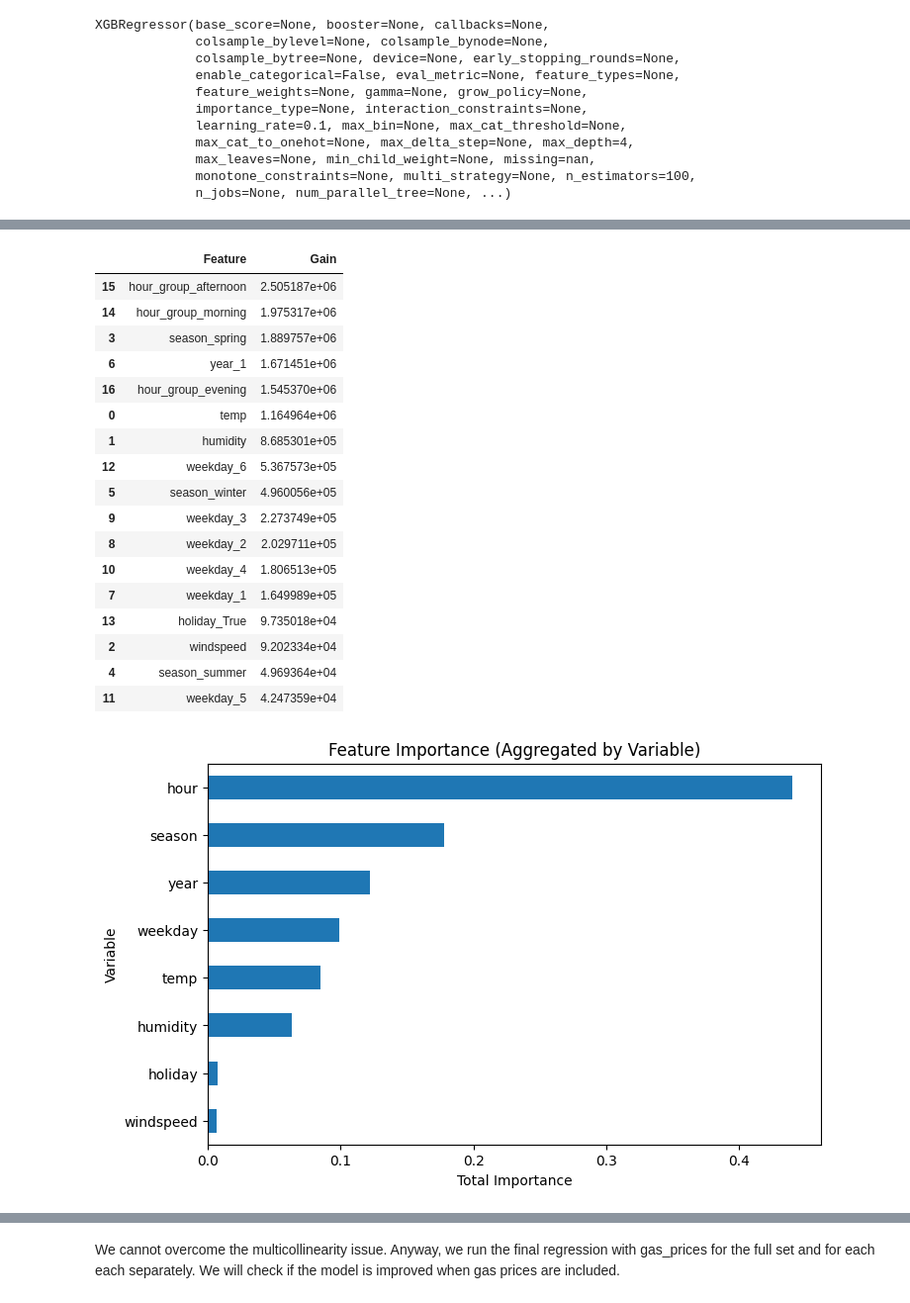
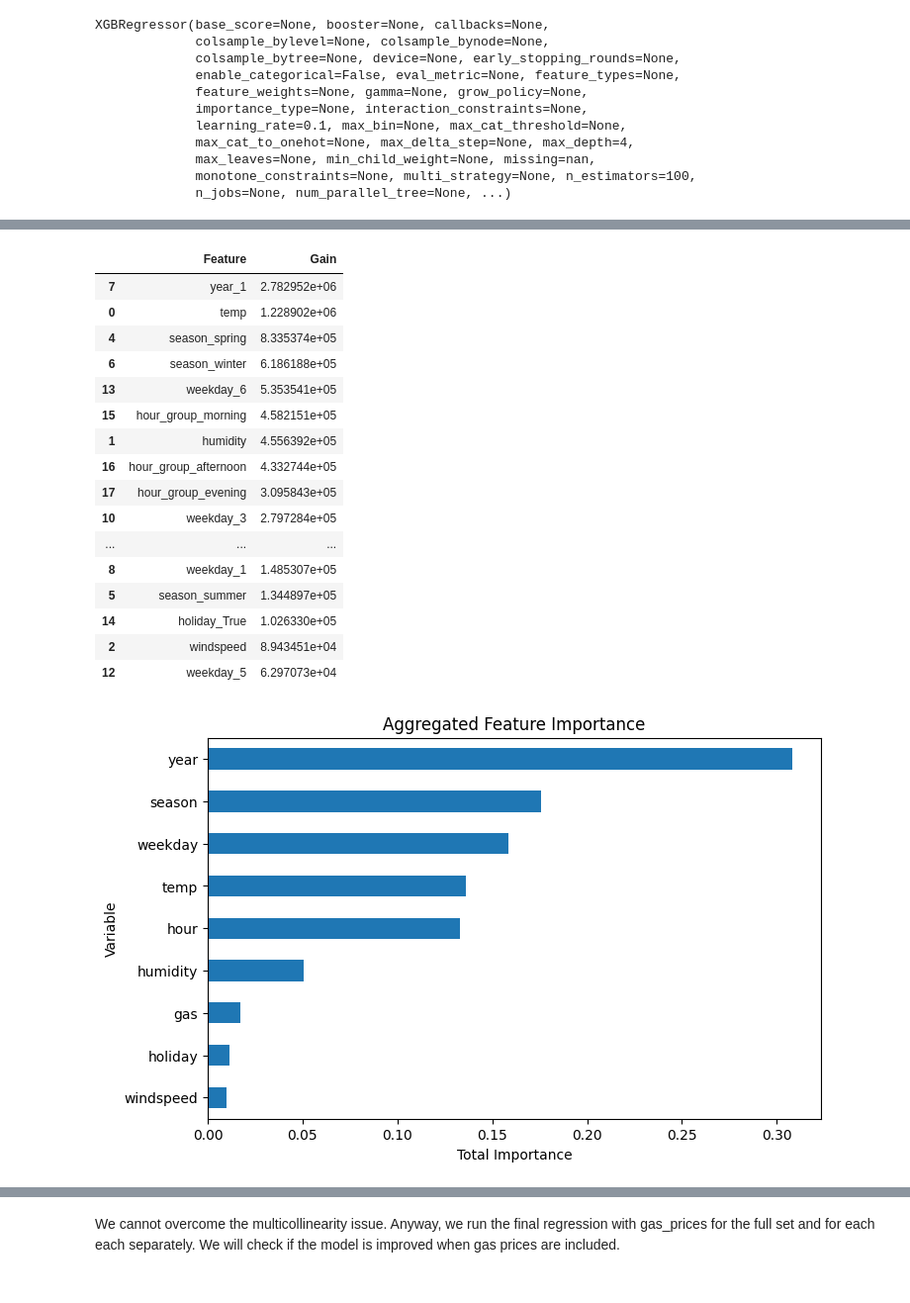
Before and after one commit to rumen111/data_science, a Jupyter notebook: data_science.ipynb, the cells around one changed output, grey strips where cells are left out. Shown at 99% size. Cells and saved outputs as stored; diff of their text form; code cells hidden in the pictures.

```diff
--- a/data_science.ipynb
+++ b/data_science.ipynb
@@ -743,14 +896,17 @@ Requirement already satisfied: scipy in c:\users\rumen\appdata\local\programs\py
 # %%
 import pandas as pd
 
-# Select the same variables as in the final (third-level) regression model
-X = df[[
+# Select the same variables as in the final regression model
+
+df_active = df[df["hour_group"] != "night"].copy()
+
+X = df_active[[
     "temp", "humidity", "windspeed",
     "season", "year", "weekday", "hour_group",
-    "holiday"
+    "holiday", "gas_price"
 ]].copy()
 
-y = df["count"]
+y = df_active["count"]
 
 # Convert categorical variables to dummies
 X = pd.get_dummies(X, columns=["season", "year", "weekday", "holiday", "hour_group"], drop_first=True)
@@ -827,72 +983,71 @@ plt.show()
 # %%
 import pandas as pd
 
-# Get importance scores (by gain)
+# Get importance scores (by information gain)
 booster = model_xgb.get_booster()
 
 importance_dict = booster.get_score(importance_type="gain")
 
-# Convert to DataFrame
+# Converting to DataFrame
 importance_df = pd.DataFrame({
     "Feature": list(importance_dict.keys()),
     "Gain": list(importance_dict.values())
 })
 
-# Sort from most important to least
+# Rank from most important to least important
 importance_df = importance_df.sort_values(by="Gain", ascending=False)
 
 importance_df
 # %% [output]
 |  | Feature | Gain |
-| 15 | hour_group_afternoon | 2.505187e+06 |
-| 14 | hour_group_morning | 1.975317e+06 |
-| 3 | season_spring | 1.889757e+06 |
-| 6 | year_1 | 1.671451e+06 |
-| 16 | hour_group_evening | 1.545370e+06 |
-| 0 | temp | 1.164964e+06 |
-| 1 | humidity | 8.685301e+05 |
-| 12 | weekday_6 | 5.367573e+05 |
-| 5 | season_winter | 4.960056e+05 |
-| 9 | weekday_3 | 2.273749e+05 |
-| 8 | weekday_2 | 2.029711e+05 |
-| 10 | weekday_4 | 1.806513e+05 |
-| 7 | weekday_1 | 1.649989e+05 |
-| 13 | holiday_True | 9.735018e+04 |
-| 2 | windspeed | 9.202334e+04 |
-| 4 | season_summer | 4.969364e+04 |
-| 11 | weekday_5 | 4.247359e+04 |
+| 7 | year_1 | 2.782952e+06 |
+| 0 | temp | 1.228902e+06 |
+| 4 | season_spring | 8.335374e+05 |
+| 6 | season_winter | 6.186188e+05 |
+| 13 | weekday_6 | 5.353541e+05 |
+| 15 | hour_group_morning | 4.582151e+05 |
+| 1 | humidity | 4.556392e+05 |
+| 16 | hour_group_afternoon | 4.332744e+05 |
+| 17 | hour_group_evening | 3.095843e+05 |
+| 10 | weekday_3 | 2.797284e+05 |
+| ... | ... | ... |
+| 8 | weekday_1 | 1.485307e+05 |
+| 5 | season_summer | 1.344897e+05 |
+| 14 | holiday_True | 1.026330e+05 |
+| 2 | windspeed | 8.943451e+04 |
+| 12 | weekday_5 | 6.297073e+04 |
 # %%
 import pandas as pd
 import matplotlib.pyplot as plt
 
-# Get feature names and importance
+# Getting variable/feature names and importance
 feature_names = X.columns
 importance = model_xgb.feature_importances_
 
-# Create DataFrame
+# Creating DataFrame
 feat_imp = pd.DataFrame({
     "feature": feature_names,
     "importance": importance
 })
 
-# Function to extract base variable name
+# Function to extract base variable/feature name
 def get_base_feature(name):
     return name.split("_")[0]
 
 # Apply grouping
 feat_imp["base_feature"] = feat_imp["feature"].apply(get_base_feature)
 
-# Aggregate importance by base feature
+# Aggregate importance by base variable/feature
 agg_imp = feat_imp.groupby("base_feature")["importance"].sum().sort_values()
 
-# Plot
+# Plot variable importance
 plt.figure(figsize=(8, 5))
 agg_imp.plot(kind="barh")
 
-plt.title("Feature Importance (Aggregated by Variable)")
+plt.title("Aggregated Feature Importance")
 plt.xlabel("Total Importance")
 plt.ylabel("Variable")
 
 plt.show()
 # %% [output]
-[figure, old version]
+[figure, new version]
```
Also changed, not shown: parts of 61 cells of this notebook.
